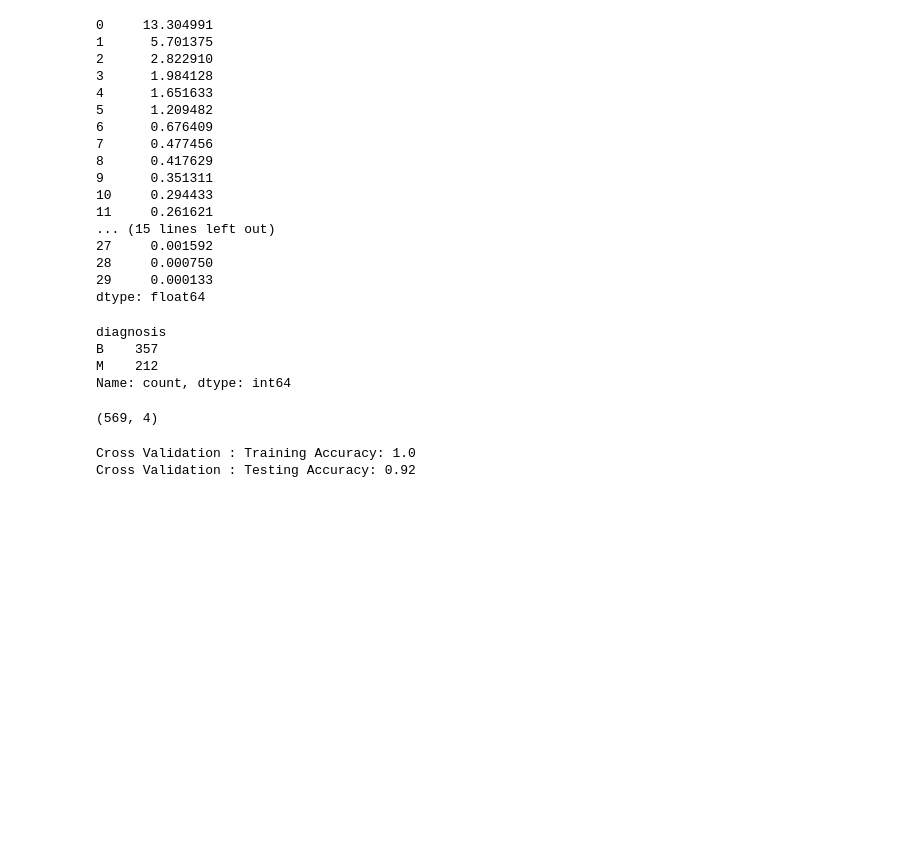
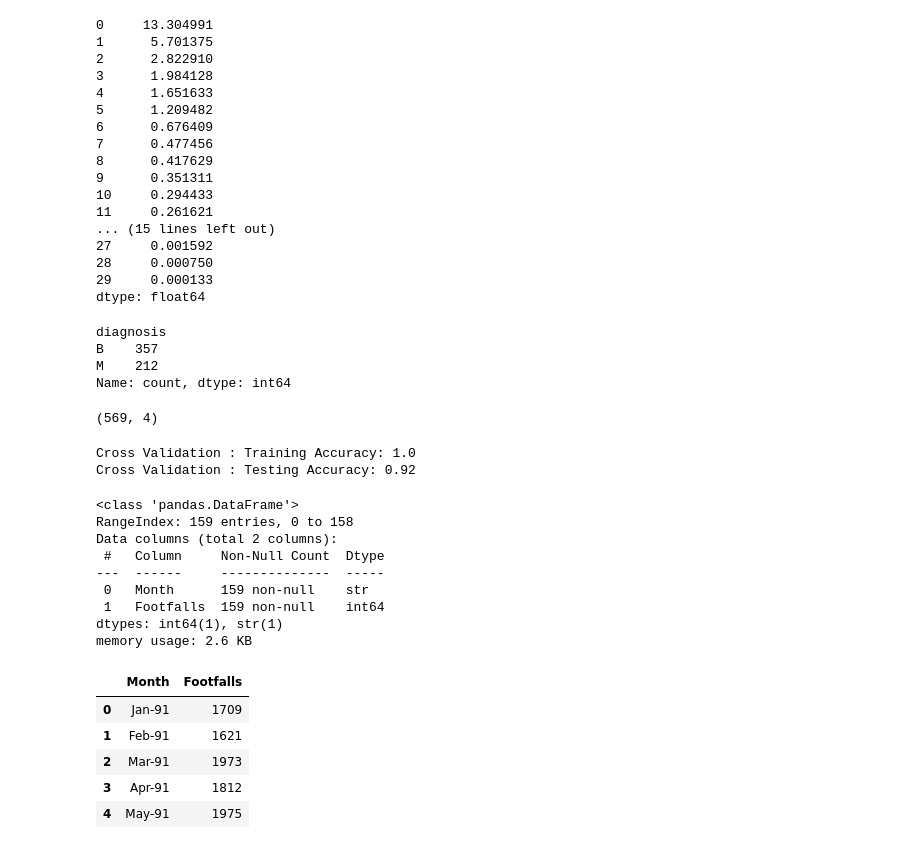
Before and after one commit to Mohammed-Zaheerullah/data-science-portfolio, a Jupyter notebook: core-data-science-practice.ipynb, the cells around one changed output. Saved outputs shown, nothing was run; the diff lists cells and outputs as text; code cells hidden in the pictures; blank space fills up the shorter version.

```diff
--- a/core-data-science-practice.ipynb
+++ b/core-data-science-practice.ipynb
@@ -2794,8 +2794,24 @@ Cross Validation : Testing Accuracy: 0.92
 # %%
 #Time Series Analysis
 import pandas as pd
-file_path = 'footfalls.csv'
+file_path = r"C:\DS Classes\footfalls.csv"
 footfalls_df = pd.read_csv(file_path)
 footfalls_df_info = footfalls_df.info()
 footfalls_df.head()
+# %% [output]
+<class 'pandas.DataFrame'>
+RangeIndex: 159 entries, 0 to 158
+Data columns (total 2 columns):
+ #   Column     Non-Null Count  Dtype
+---  ------     --------------  -----
+ 0   Month      159 non-null    str
+ 1   Footfalls  159 non-null    int64
+dtypes: int64(1), str(1)
+memory usage: 2.6 KB
+|  | Month | Footfalls |
+| 0 | Jan-91 | 1709 |
+| 1 | Feb-91 | 1621 |
+| 2 | Mar-91 | 1973 |
+| 3 | Apr-91 | 1812 |
+| 4 | May-91 | 1975 |
 # %%
```
Also changed, not shown: parts of 1 cell of this notebook.
